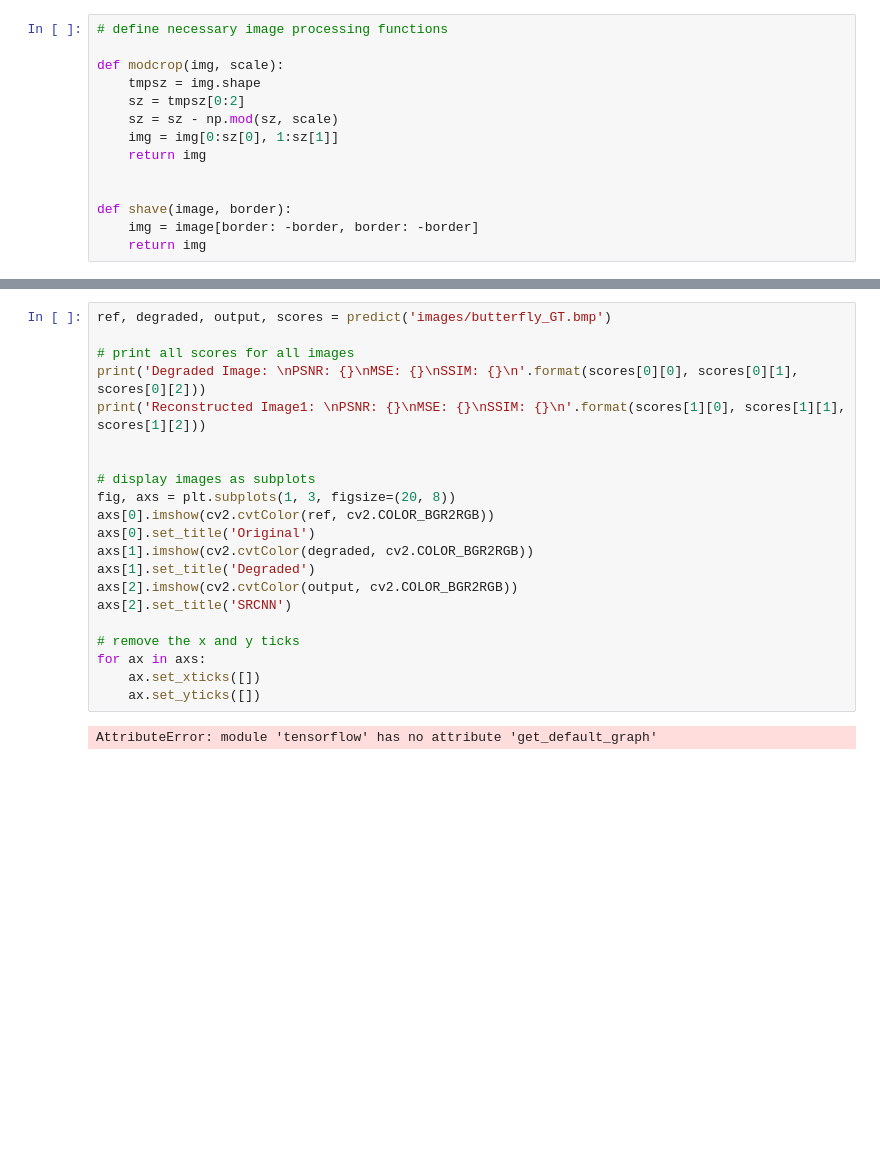
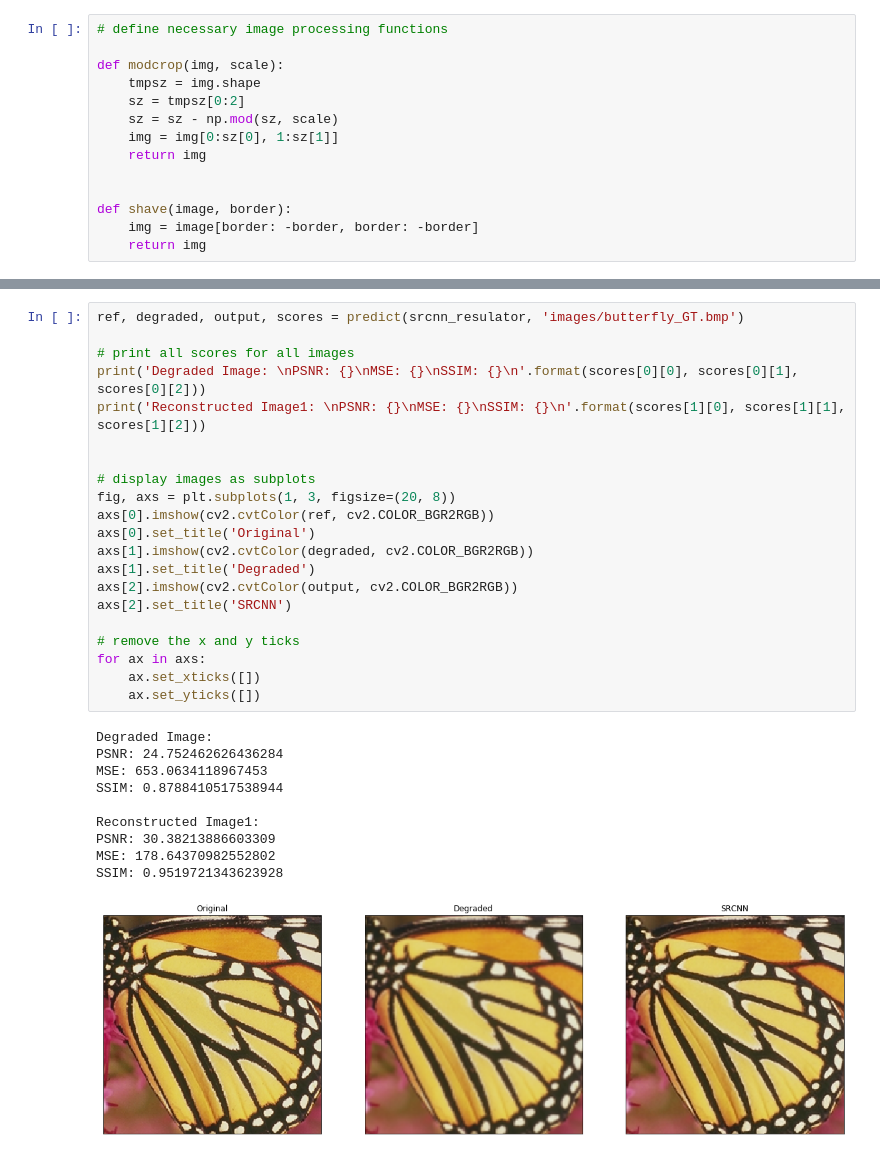
Before and after one commit to g2zac/practices, a Jupyter notebook: Image Super Resolution/Image Super Resolution with the SRCNN (Jupyter Notebook).ipynb, the cells around one changed output, grey strips where cells are left out. Saved outputs shown, nothing was run; the diff lists cells and outputs as text; blank space fills up the shorter version.

```diff
--- a/Image Super Resolution/Image Super Resolution with the SRCNN (Jupyter Notebook).ipynb
+++ b/Image Super Resolution/Image Super Resolution with the SRCNN (Jupyter Notebook).ipynb
@@ -283,24 +314,33 @@ AttributeError: module 'tensorflow' has no attribute 'get_default_graph'
 # %%
-ref, degraded, output, scores = predict('images/butterfly_GT.bmp')
+ref, degraded, output, scores = predict(srcnn_resulator, 'images/butterfly_GT.bmp')
 
 # print all scores for all images
 print('Degraded Image: \nPSNR: {}\nMSE: {}\nSSIM: {}\n'.format(scores[0][0], scores[0][1], scores[0][2]))
 print('Reconstructed Image1: \nPSNR: {}\nMSE: {}\nSSIM: {}\n'.format(scores[1][0], scores[1][1], scores[1][2]))
 
 
 # display images as subplots
 fig, axs = plt.subplots(1, 3, figsize=(20, 8))
 axs[0].imshow(cv2.cvtColor(ref, cv2.COLOR_BGR2RGB))
 axs[0].set_title('Original')
 axs[1].imshow(cv2.cvtColor(degraded, cv2.COLOR_BGR2RGB))
 axs[1].set_title('Degraded')
 axs[2].imshow(cv2.cvtColor(output, cv2.COLOR_BGR2RGB))
 axs[2].set_title('SRCNN')
 
 # remove the x and y ticks
 for ax in axs:
     ax.set_xticks([])
     ax.set_yticks([])
 # %% [output]
-AttributeError: module 'tensorflow' has no attribute 'get_default_graph'
+Degraded Image:
+PSNR: 24.752462626436284
+MSE: 653.0634118967453
+SSIM: 0.8788410517538944
+
+Reconstructed Image1:
+PSNR: 30.38213886603309
+MSE: 178.64370982552802
+SSIM: 0.9519721343623928
+[figure, added]
 # %%
```
Also changed, not shown: parts of 11 cells of this notebook.
